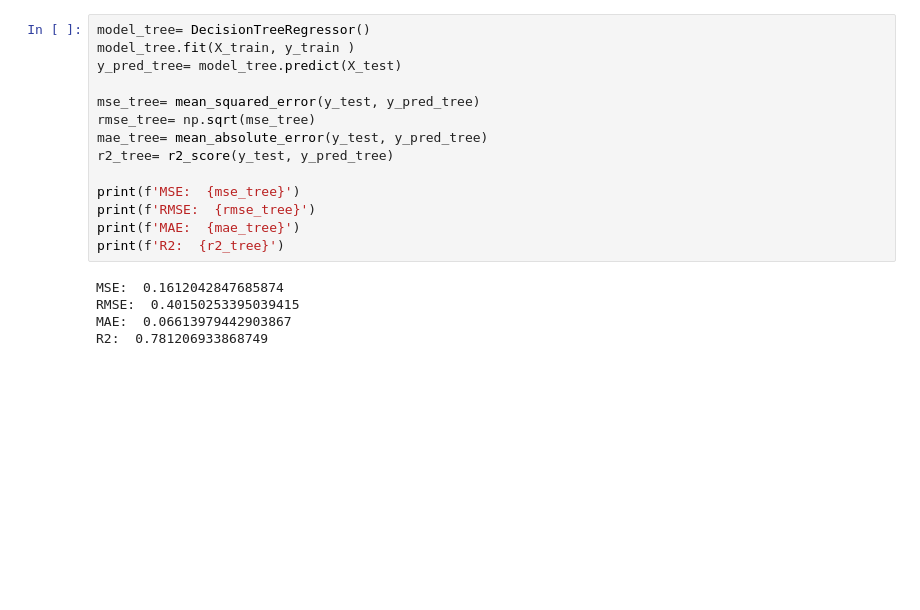
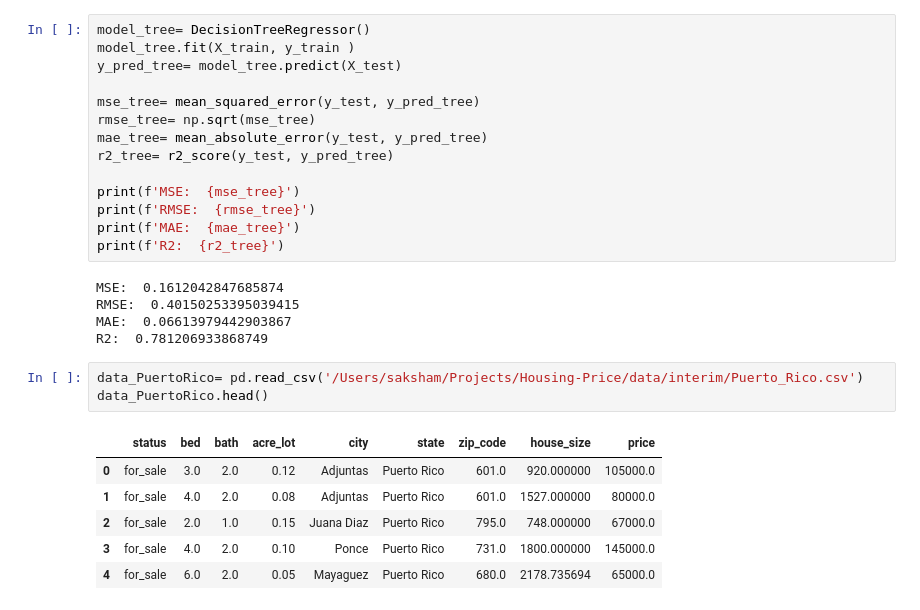
Before and after one commit to sakshamshahu/Housing-Price, a Jupyter notebook: notebook/modelling.ipynb, the cells around one changed output. Drawn from its saved outputs; the diff is of its cells as text; blank space fills up the shorter version.

Commit message:
feat: modelling Puerto Rico
Signed-off-by: sakshamshahu <sakshamshahu.work@gmail.com>

```diff
--- a/notebook/modelling.ipynb
+++ b/notebook/modelling.ipynb
@@ -644,3 +644,13 @@ MSE:  0.1612042847685874
 RMSE:  0.40150253395039415
 MAE:  0.06613979442903867
 R2:  0.781206933868749
+# %%
+data_PuertoRico= pd.read_csv('/Users/saksham/Projects/Housing-Price/data/interim/Puerto_Rico.csv')
+data_PuertoRico.head()
+# %% [output]
+|  | status | bed | bath | acre_lot | city | state | zip_code | house_size | price |
+| 0 | for_sale | 3.0 | 2.0 | 0.12 | Adjuntas | Puerto Rico | 601.0 | 920.000000 | 105000.0 |
+| 1 | for_sale | 4.0 | 2.0 | 0.08 | Adjuntas | Puerto Rico | 601.0 | 1527.000000 | 80000.0 |
+| 2 | for_sale | 2.0 | 1.0 | 0.15 | Juana Diaz | Puerto Rico | 795.0 | 748.000000 | 67000.0 |
+| 3 | for_sale | 4.0 | 2.0 | 0.10 | Ponce | Puerto Rico | 731.0 | 1800.000000 | 145000.0 |
+| 4 | for_sale | 6.0 | 2.0 | 0.05 | Mayaguez | Puerto Rico | 680.0 | 2178.735694 | 65000.0 |
```
Also changed, not shown: parts of 4 cells of this notebook.
